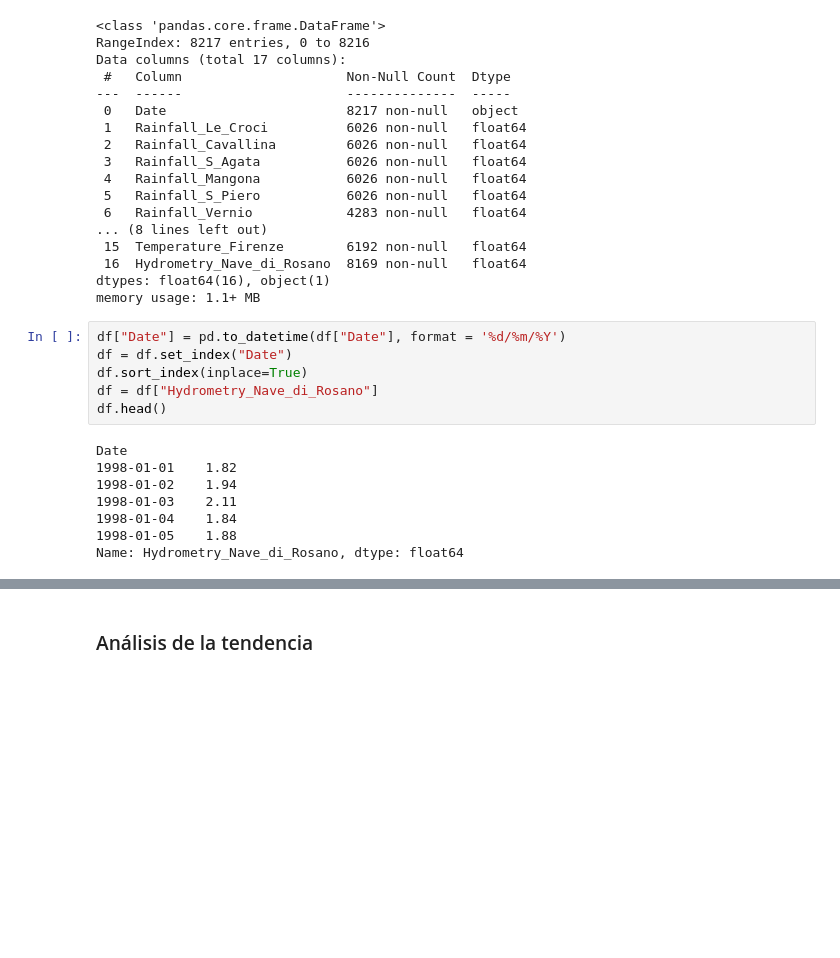
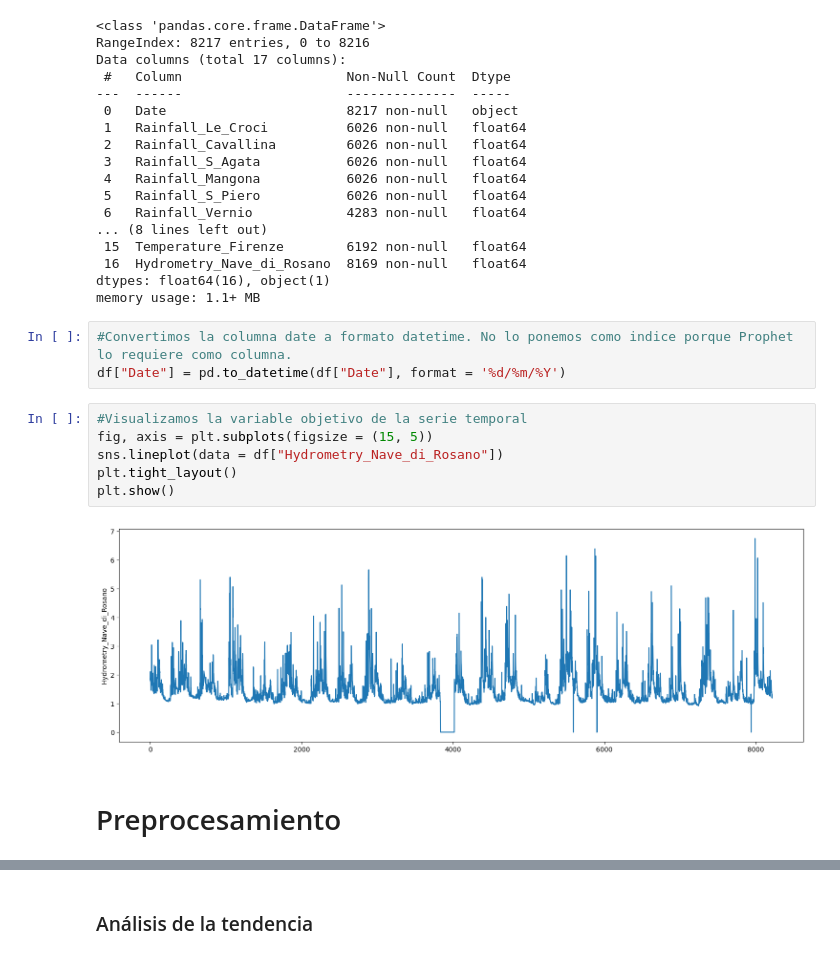
Before and after one commit to 4GeeksAcademy/Salvador0302-Time-Series-Project, a Jupyter notebook: src/explore.ipynb, the cells around one changed output, grey strips where cells are left out. Drawn from its saved outputs; the diff is of its cells as text; blank space fills up the shorter version.

```diff
--- a/src/explore.ipynb
+++ b/src/explore.ipynb
@@ -42,17 +42,16 @@ Data columns (total 17 columns):
  16  Hydrometry_Nave_di_Rosano  8169 non-null   float64
 dtypes: float64(16), object(1)
 memory usage: 1.1+ MB
-# %%
-df["Date"] = pd.to_datetime(df["Date"], format = '%d/%m/%Y')
-df = df.set_index("Date")
-df.sort_index(inplace=True)
-df = df["Hydrometry_Nave_di_Rosano"]
-df.head()
-# %% [output]
-Date
-1998-01-01    1.82
-1998-01-02    1.94
-1998-01-03    2.11
-1998-01-04    1.84
-1998-01-05    1.88
-Name: Hydrometry_Nave_di_Rosano, dtype: float64
+# %%
+#Convertimos la columna date a formato datetime. No lo ponemos como indice porque Prophet lo requiere como columna.
+df["Date"] = pd.to_datetime(df["Date"], format = '%d/%m/%Y')
+# %%
+#Visualizamos la variable objetivo de la serie temporal
+fig, axis = plt.subplots(figsize = (15, 5))
+sns.lineplot(data = df["Hydrometry_Nave_di_Rosano"])
+plt.tight_layout()
+plt.show()
+# %% [output]
+[figure, added]
+# %% [markdown]
+# Preprocesamiento
```
Also changed, not shown: parts of 43 cells of this notebook, 40 other files.
